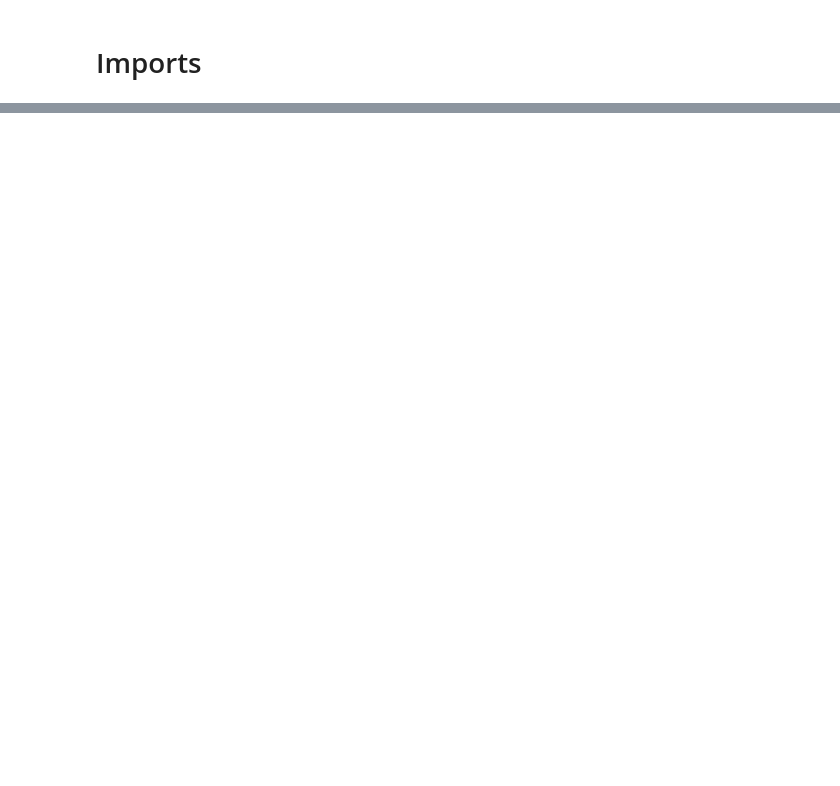
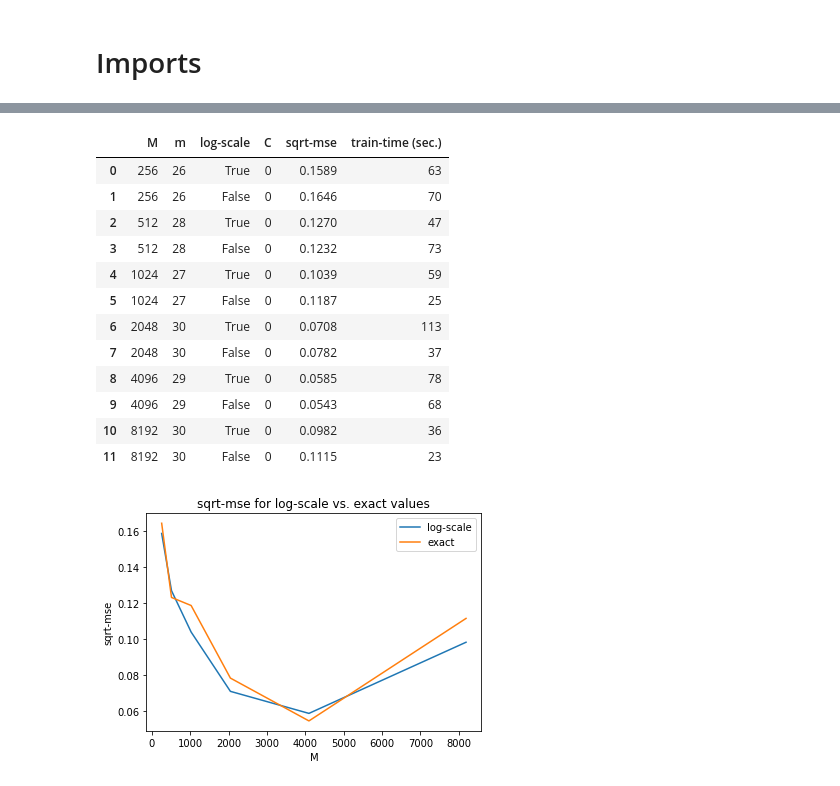
Before and after one commit to yossi-cohen/preferential-attachment, a Jupyter notebook: notebooks/trials-poisson.ipynb, the cells around one changed output, grey strips where cells are left out. Cells and saved outputs as stored; diff of their text form; code cells hidden in the pictures; blank space fills up the shorter version.

```diff
--- a/notebooks/trials-poisson.ipynb
+++ b/notebooks/trials-poisson.ipynb
@@ -110,0 +44,27 @@ sqrt_mse: 0.14964519441127777
+# %%
+N = 10000
+# %%
+def Poisson_Experiment(X_train, y_train, X_test, y_test):
+
+    start_time = time.time()
+    dnn_model, history, y_pred, sqrt_mse = dnn_trial(X_train, y_train, X_test, y_test)
+    train_time = round(time.time() - start_time)
+
+    # debug print
+    loss = np.min(history['loss'])
+    val_loss = np.min(history['val_loss'])
+    print(f'sqrt-mse: {sqrt_mse:.4f}', end=', ')
+    #print(f'loss: {loss:.4f}', end=', ')
+    #print(f'val_loss: {val_loss:.4f}', end=', ')
+    print(f'train-time: {round(train_time)} sec.')
+
+    trial_out = {
+        'model': dnn_model,
+        'history': history,
+        'y-test': y_test,
+        'y-pred': y_pred,
+        'sqrt-mse': sqrt_mse,
+        'train-time': train_time
+    }
+
+    return trial_out
@@ -110,0 +141,30 @@ sqrt_mse: 0.14964519441127777
+# %%
+# plot sqrt-mse for log-scale vs. exact
+def plot_log_scale_vs_exact(df):
+    M_values = df.loc[df['log-scale'] == True][['M']].values
+    sqrt_mse_log_scale = df.loc[df['log-scale'] == True][['sqrt-mse']].values
+    sqrt_mse_exact = df.loc[df['log-scale'] == False][['sqrt-mse']].values
+    _ = plt.plot(M_values, sqrt_mse_log_scale, label='log-scale')
+    _ = plt.plot(M_values, sqrt_mse_exact, label='exact')
+    plt.title('sqrt-mse for log-scale vs. exact values')
+    plt.xlabel('M')
+    plt.ylabel('sqrt-mse')
+    _ = plt.legend()
+
+plot_log_scale_vs_exact(df_1)
+df_1
+# %% [output]
+|  | M | m | log-scale | C | sqrt-mse | train-time (sec.) |
+| 0 | 256 | 26 | True | 0 | 0.1589 | 63 |
+| 1 | 256 | 26 | False | 0 | 0.1646 | 70 |
+| 2 | 512 | 28 | True | 0 | 0.1270 | 47 |
+| 3 | 512 | 28 | False | 0 | 0.1232 | 73 |
+| 4 | 1024 | 27 | True | 0 | 0.1039 | 59 |
+| 5 | 1024 | 27 | False | 0 | 0.1187 | 25 |
+| 6 | 2048 | 30 | True | 0 | 0.0708 | 113 |
+| 7 | 2048 | 30 | False | 0 | 0.0782 | 37 |
+| 8 | 4096 | 29 | True | 0 | 0.0585 | 78 |
+| 9 | 4096 | 29 | False | 0 | 0.0543 | 68 |
+| 10 | 8192 | 30 | True | 0 | 0.0982 | 36 |
+| 11 | 8192 | 30 | False | 0 | 0.1115 | 23 |
+[figure, added]
```
Also changed, not shown: parts of 12 cells of this notebook, 2 other files.
